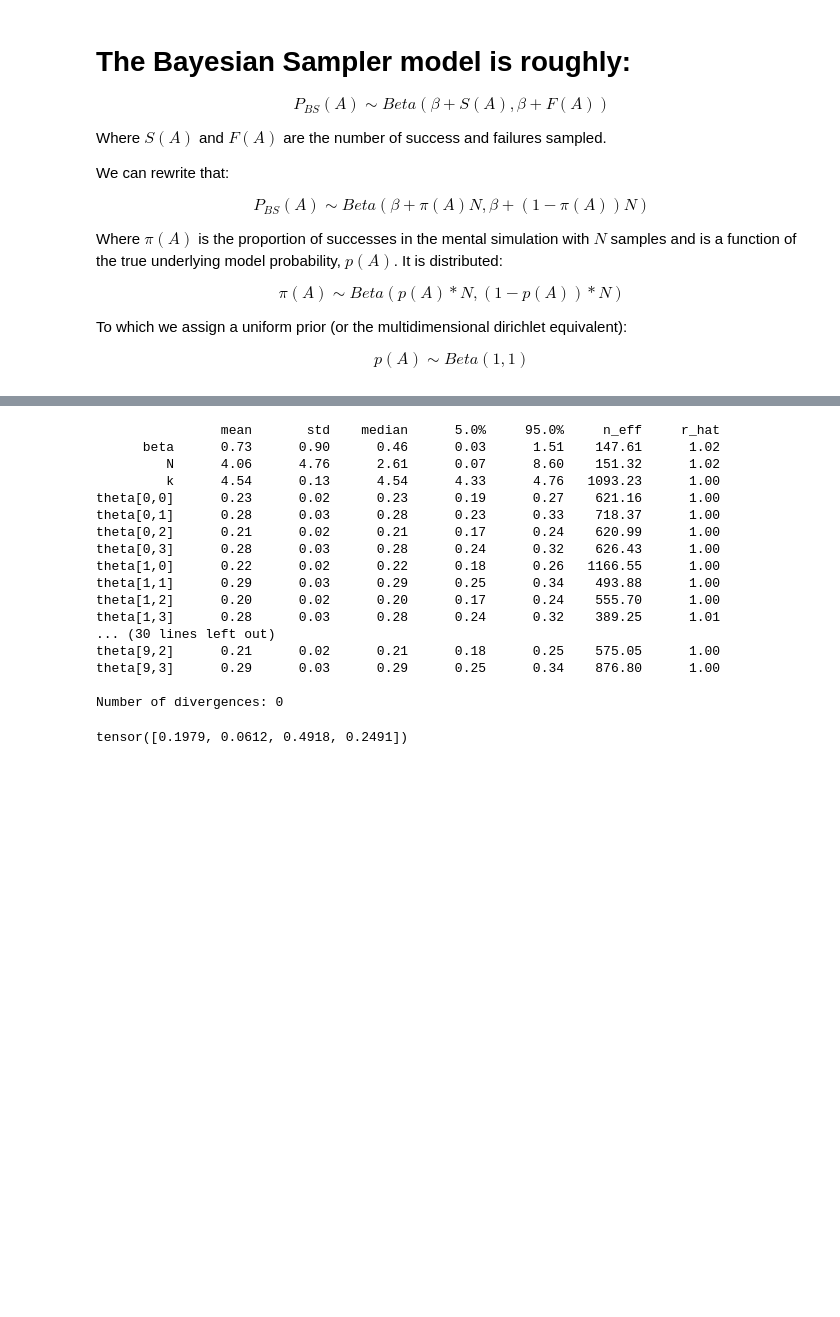
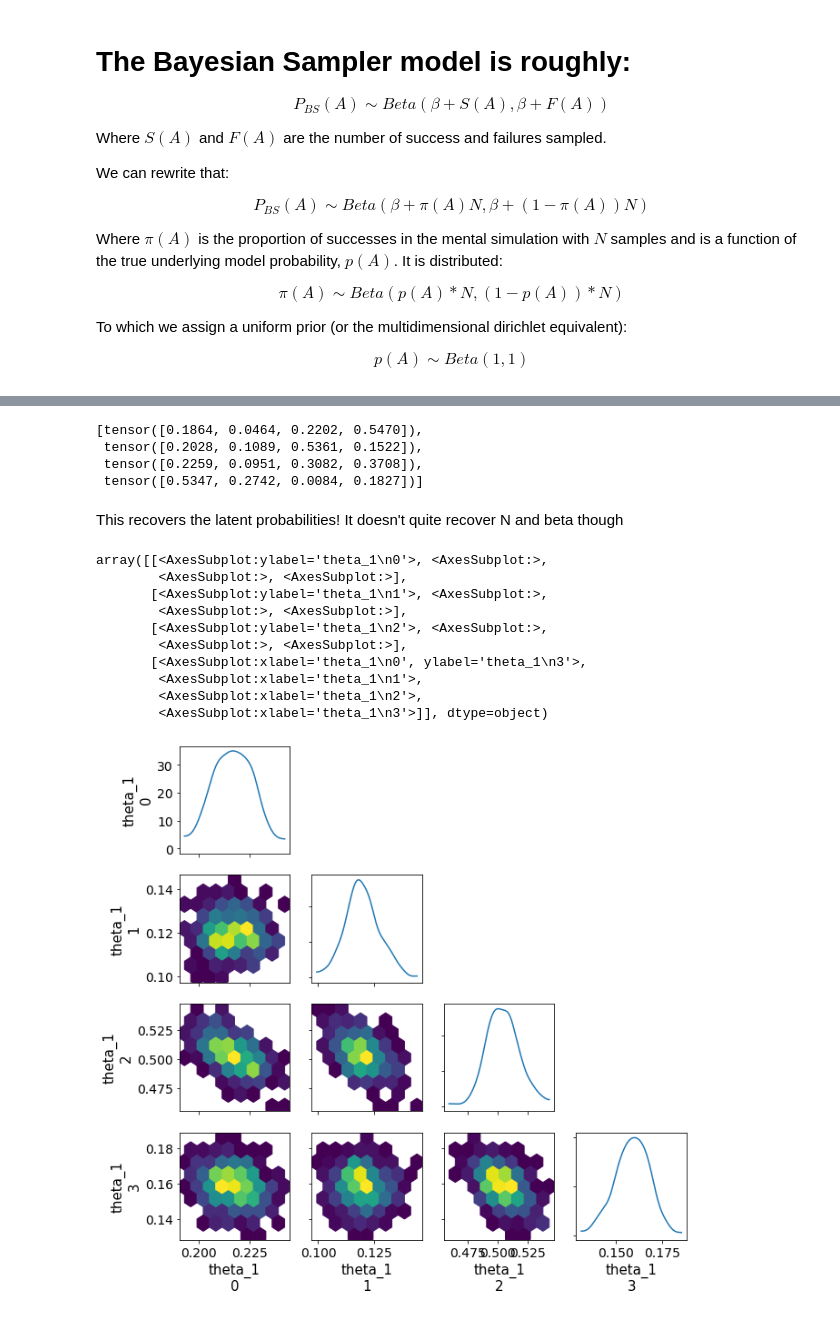
Before and after one commit to derekpowell/bayesian-sampler, a Jupyter notebook: bayes-sampler-nb.ipynb, the cells around one changed output, grey strips where cells are left out. Drawn from its saved outputs; the diff is of its cells as text; code cells hidden in the pictures; blank space fills up the shorter version.

```diff
--- a/bayes-sampler-nb.ipynb
+++ b/bayes-sampler-nb.ipynb
@@ -266,30 +187,43 @@ from pyro.infer.mcmc import NUTS, MCMC
 
 pyro.clear_param_store()
 
-nuts_kernel = NUTS(bsampler, adapt_step_size=True)
-py_mcmc = MCMC(nuts_kernel, num_samples=500, warmup_steps=250)
+nuts_kernel = NUTS(bayesian_sampler, adapt_step_size=True)
+mcmc = MCMC(nuts_kernel, num_samples=500, warmup_steps=250)
 
-py_mcmc.run(test_data, test_info)
-py_mcmc.summary()
+mcmc.run(test_data, test_info)
+mcmc.summary()
-# %% [output]
-                mean       std    median      5.0%     95.0%     n_eff     r_hat
-      beta      0.73      0.90      0.46      0.03      1.51    147.61      1.02
-         N      4.06      4.76      2.61      0.07      8.60    151.32      1.02
-         k      4.54      0.13      4.54      4.33      4.76   1093.23      1.00
-theta[0,0]      0.23      0.02      0.23      0.19      0.27    621.16      1.00
-theta[0,1]      0.28      0.03      0.28      0.23      0.33    718.37      1.00
-theta[0,2]      0.21      0.02      0.21      0.17      0.24    620.99      1.00
-theta[0,3]      0.28      0.03      0.28      0.24      0.32    626.43      1.00
-theta[1,0]      0.22      0.02      0.22      0.18      0.26   1166.55      1.00
-theta[1,1]      0.29      0.03      0.29      0.25      0.34    493.88      1.00
-theta[1,2]      0.20      0.02      0.20      0.17      0.24    555.70      1.00
-theta[1,3]      0.28      0.03      0.28      0.24      0.32    389.25      1.01
-... (30 lines left out)
-theta[9,2]      0.21      0.02      0.21      0.18      0.25    575.05      1.00
-theta[9,3]      0.29      0.03      0.29      0.25      0.34    876.80      1.00
-
-Number of divergences: 0
-# %%
-latent_probs
-# %% [output]
-tensor([0.1979, 0.0612, 0.4918, 0.2491])
+# %%
+## compare latent inferred Ps against true latents
+all_thetas
+# %% [output]
+[tensor([0.1864, 0.0464, 0.2202, 0.5470]),
+ tensor([0.2028, 0.1089, 0.5361, 0.1522]),
+ tensor([0.2259, 0.0951, 0.3082, 0.3708]),
+ tensor([0.5347, 0.2742, 0.0084, 0.1827])]
+# %% [markdown]
+This recovers the latent probabilities! It doesn't quite recover N and beta though
+# %%
+import arviz as az
+
+data = az.from_pyro(mcmc)
+
+az.plot_pair(
+    data,
+    var_names=["theta_1"],
+#     coords={"school": ["Choate", "Phillips Andover"]},
+    kind="hexbin",
+    marginals=True,
+    figsize=(10, 10),
+)
+# %% [output]
+array([[<AxesSubplot:ylabel='theta_1\n0'>, <AxesSubplot:>,
+        <AxesSubplot:>, <AxesSubplot:>],
+       [<AxesSubplot:ylabel='theta_1\n1'>, <AxesSubplot:>,
+        <AxesSubplot:>, <AxesSubplot:>],
+       [<AxesSubplot:ylabel='theta_1\n2'>, <AxesSubplot:>,
+        <AxesSubplot:>, <AxesSubplot:>],
+       [<AxesSubplot:xlabel='theta_1\n0', ylabel='theta_1\n3'>,
+        <AxesSubplot:xlabel='theta_1\n1'>,
+        <AxesSubplot:xlabel='theta_1\n2'>,
+        <AxesSubplot:xlabel='theta_1\n3'>]], dtype=object)
+[figure, added]
```
Also changed, not shown: parts of 11 cells of this notebook, 1 other file.
